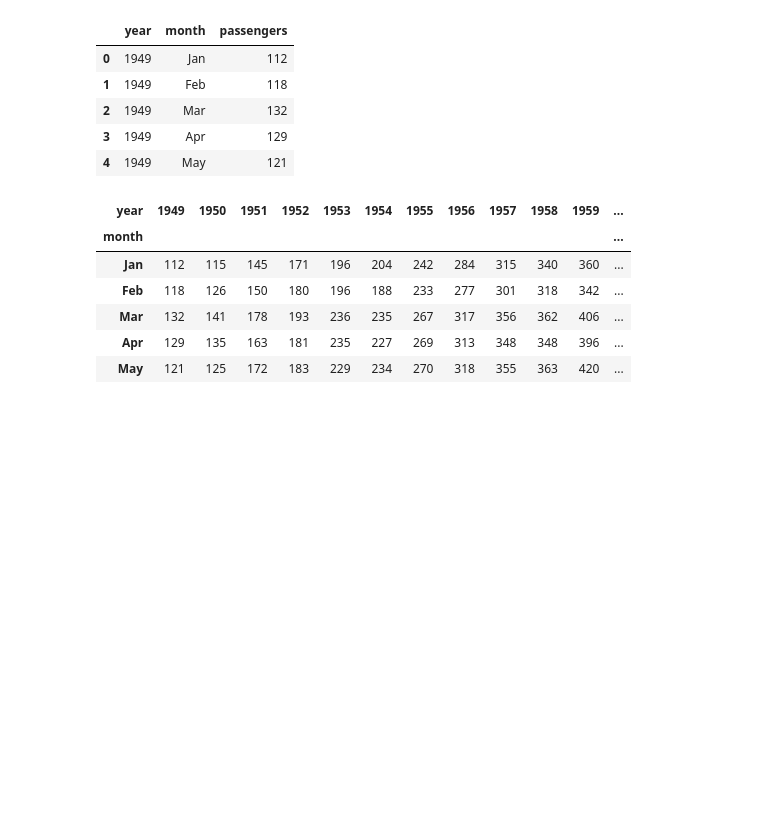
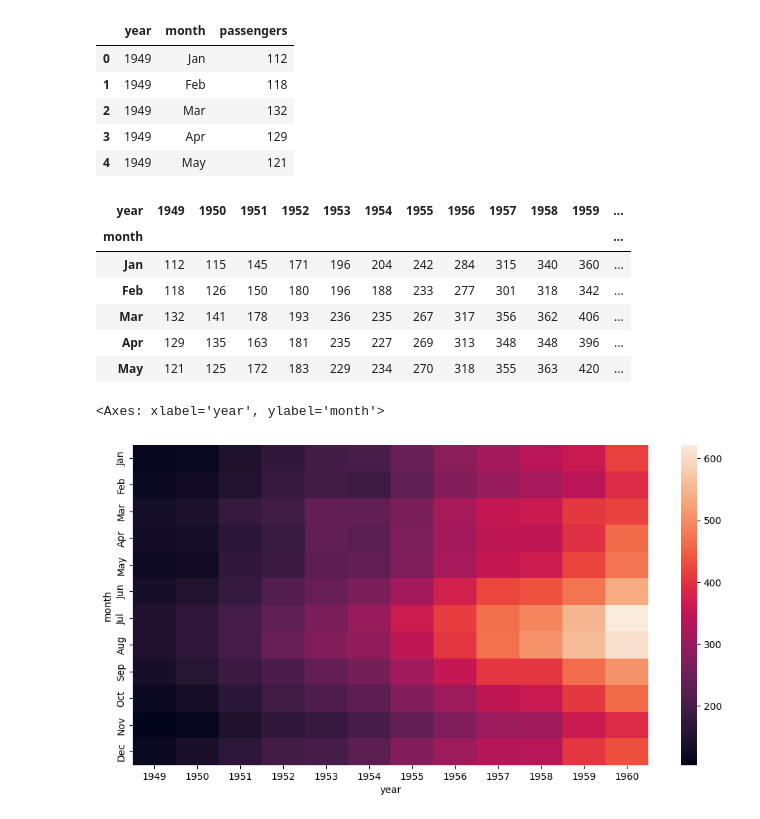
Before and after one commit to joyjeetcoding/python, a Jupyter notebook: seaborn1.ipynb, the cells around one changed output. Saved outputs shown, nothing was run; the diff lists cells and outputs as text; code cells hidden in the pictures; blank space fills up the shorter version.

Commit message:
Part 5 added..heatmaps

```diff
--- a/seaborn1.ipynb
+++ b/seaborn1.ipynb
@@ -248,3 +248,10 @@ flight_df.head()
 | Mar | 132 | 141 | 178 | 193 | 236 | 235 | 267 | 317 | 356 | 362 | 406 | ... |
 | Apr | 129 | 135 | 163 | 181 | 235 | 227 | 269 | 313 | 348 | 348 | 396 | ... |
 | May | 121 | 125 | 172 | 183 | 229 | 234 | 270 | 318 | 355 | 363 | 420 | ... |
+# %%
+plt.figure(figsize=(12, 6))
+ax = sns.heatmap(flight_df)
+ax
+# %% [output]
+<Axes: xlabel='year', ylabel='month'>
+[figure, added]
```
Also changed, not shown: parts of 7 cells of this notebook.
